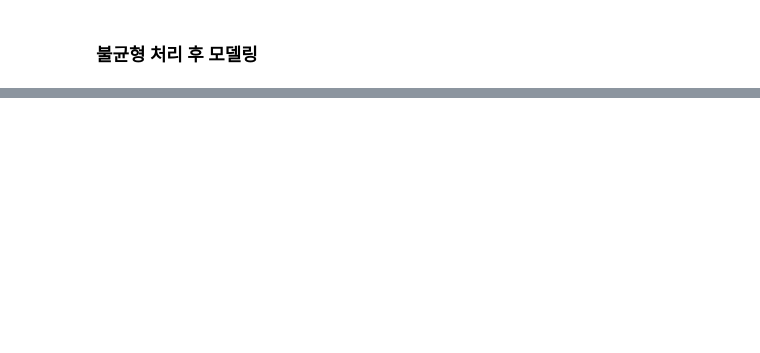
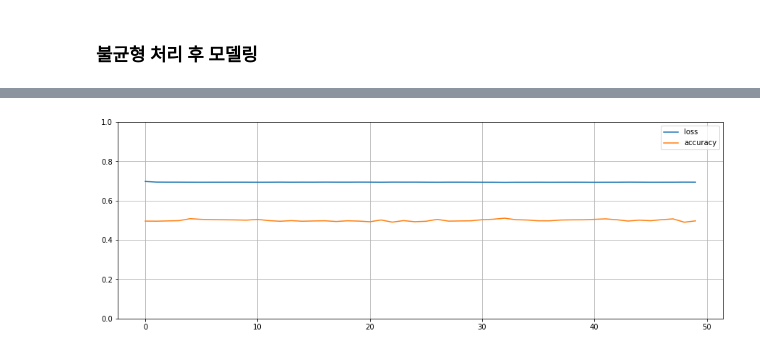
Before and after one commit to SungaHwang/DeepLearning_study, a Jupyter notebook: NN_JobChangeOfDS.ipynb, the cells around one changed output, grey strips where cells are left out. Cells and saved outputs as stored; diff of their text form; code cells hidden in the pictures; blank space fills up the shorter version.

```diff
--- a/NN_JobChangeOfDS.ipynb
+++ b/NN_JobChangeOfDS.ipynb
@@ -537,2 +530,4 @@ model.evaluate(X_val, y_val)
 # %% [markdown]
 ### 불균형 처리 후 모델링
+# %%
+history4 = model1.fit(X_train_sm, y_train_sm ,epochs = 50,batch_size=30,steps_per_epoch=400)
@@ -538,0 +557,7 @@ model.evaluate(X_val, y_val)
+# %%
+pd.DataFrame(history4.history).plot(figsize = (15, 5))
+plt.grid(True)
+plt.gca().set_ylim(0, 1)
+plt.show()
+# %% [output]
+[figure, added]
```
Also changed, not shown: parts of 39 cells of this notebook.
